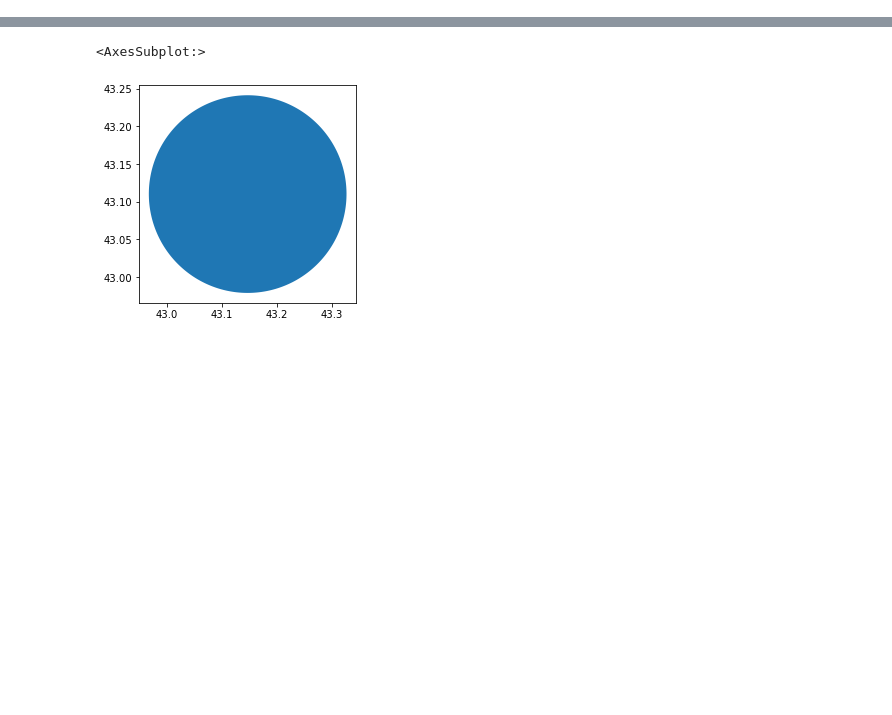
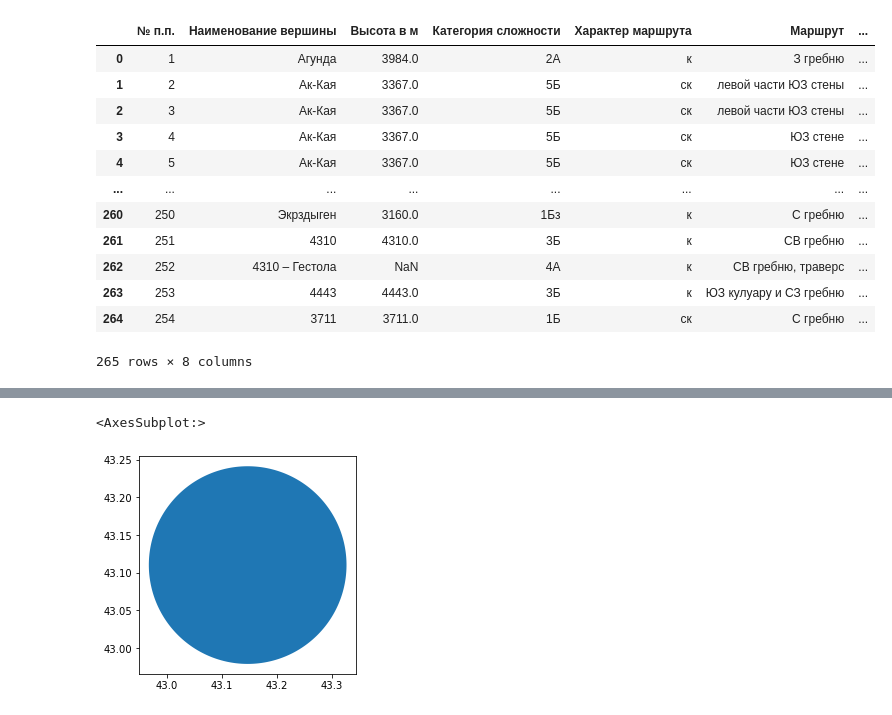
Before and after one commit to hukitoc94/bezengi, a Jupyter notebook: FAR_preparation_projeck.ipynb, the cells around one changed output, grey strips where cells are left out. Drawn from its saved outputs; the diff is of its cells as text; code cells hidden in the pictures; blank space fills up the shorter version.

```diff
--- a/FAR_preparation_projeck.ipynb
+++ b/FAR_preparation_projeck.ipynb
@@ -16 +18,17 @@ peaks_osm['to_connect'] = peaks_osm.name.str.split(' ', expand=True)[0]
+# %%
+peaks_far
+# %% [output]
+|  | № п.п. | Наименование вершины | Высота в м | Категория сложности | Характер маршрута | Маршрут | ... |
+| 0 | 1 | Агунда | 3984.0 | 2А | к | З гребню | ... |
+| 1 | 2 | Ак-Кая | 3367.0 | 5Б | ск | левой части ЮЗ стены | ... |
+| 2 | 3 | Ак-Кая | 3367.0 | 5Б | ск | левой части ЮЗ стены | ... |
+| 3 | 4 | Ак-Кая | 3367.0 | 5Б | ск | ЮЗ стене | ... |
+| 4 | 5 | Ак-Кая | 3367.0 | 5Б | ск | ЮЗ стене | ... |
+| ... | ... | ... | ... | ... | ... | ... | ... |
+| 260 | 250 | Экрздыген | 3160.0 | 1Бз | к | С гребню | ... |
+| 261 | 251 | 4310 | 4310.0 | 3Б | к | СВ гребню | ... |
+| 262 | 252 | 4310 – Гестола | NaN | 4А | к | СВ гребню, траверс | ... |
+| 263 | 253 | 4443 | 4443.0 | 3Б | к | ЮЗ кулуару и СЗ гребню | ... |
+| 264 | 254 | 3711 | 3711.0 | 1Б | ск | С гребню | ... |
+265 rows × 8 columns
 # %%
```
Also changed, not shown: parts of 16 cells of this notebook, 9 other files.
